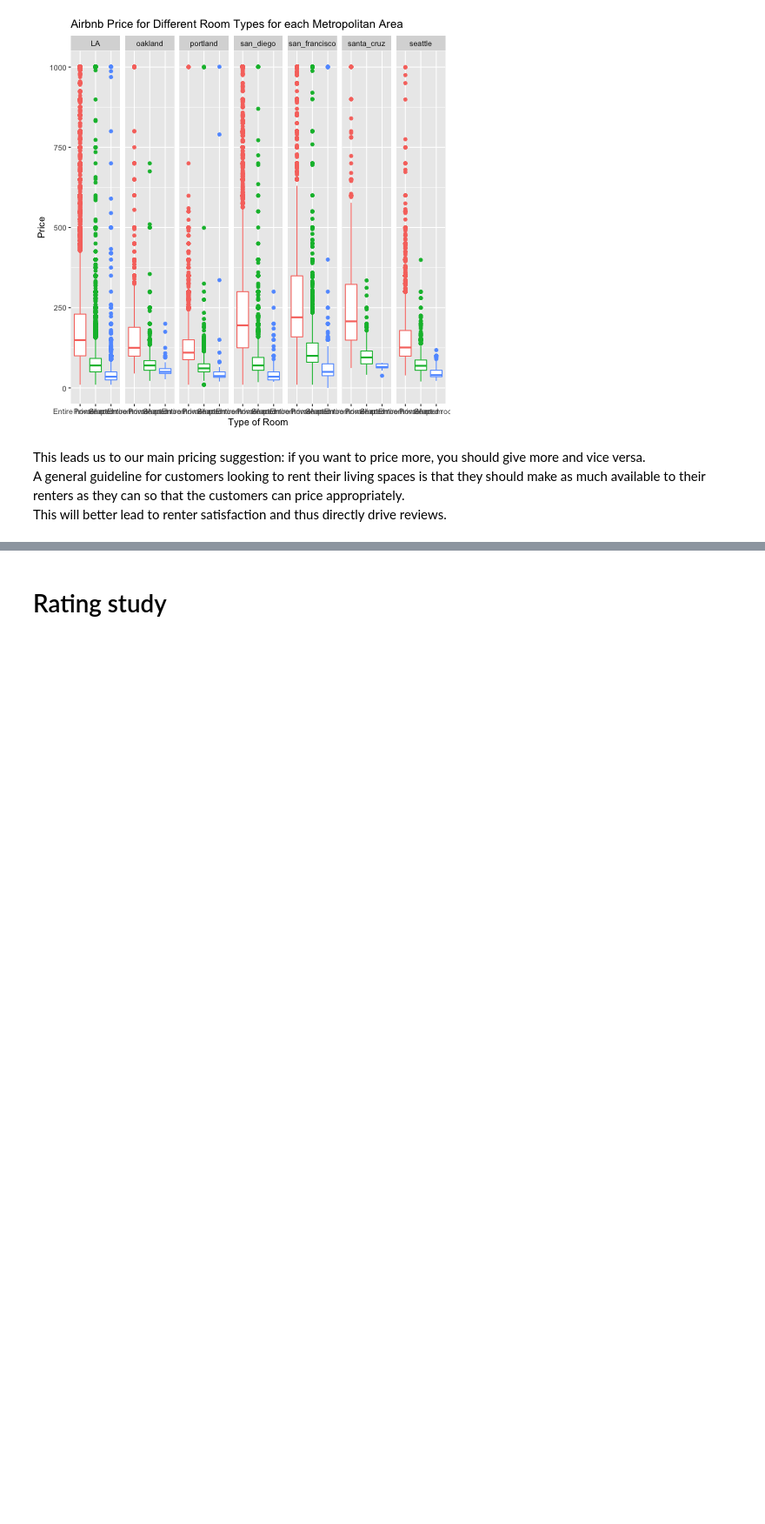
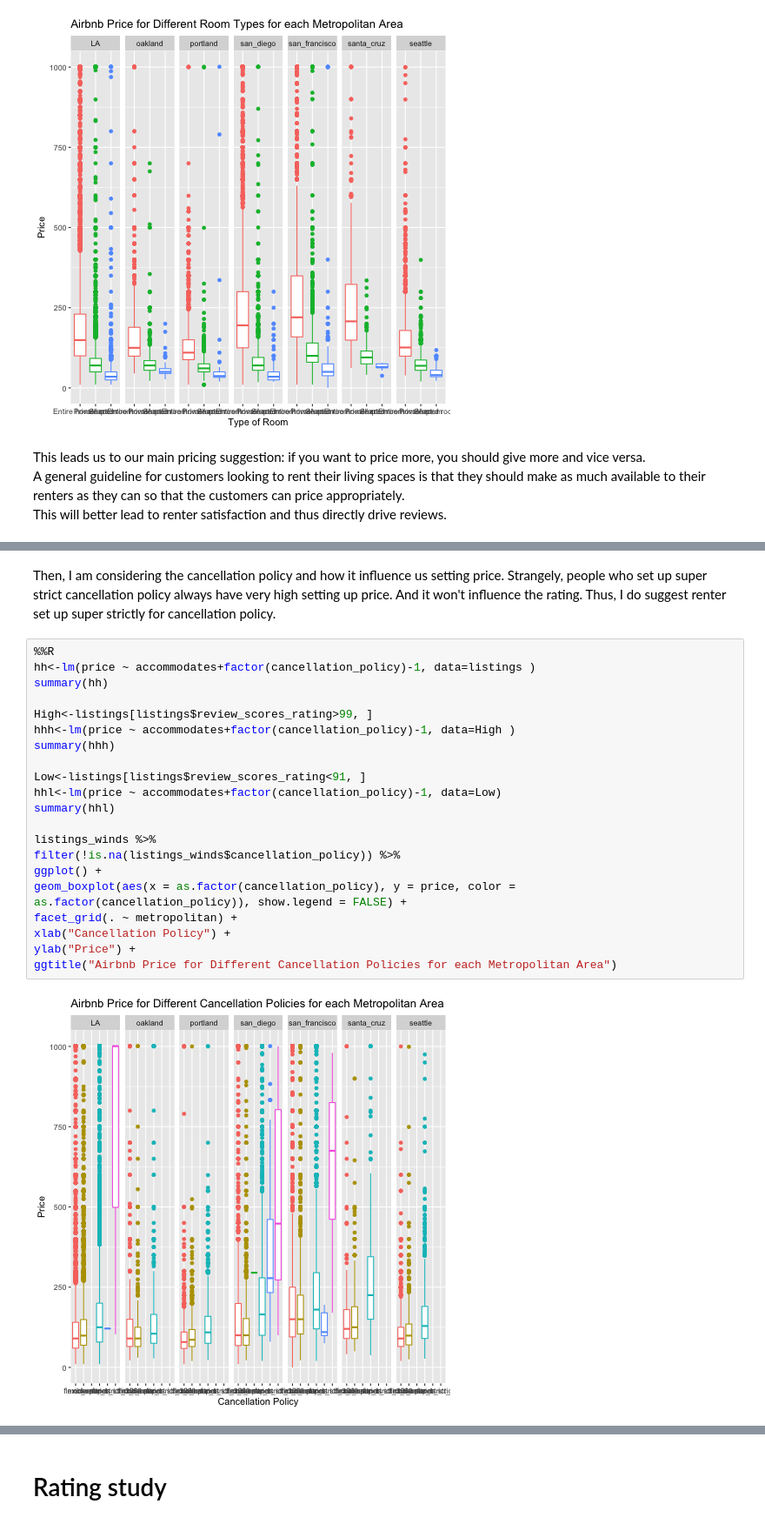
Before and after one commit to PaulKim1995/correlation-one, a Jupyter notebook: final_report.ipynb, the cells around one changed output, grey strips where cells are left out. Shown at 87% size. Drawn from its saved outputs; the diff is of its cells as text; blank space fills up the shorter version.

```diff
--- a/final_report.ipynb
+++ b/final_report.ipynb
@@ -223,0 +368,25 @@ This will better lead to renter satisfaction and thus directly drive reviews.
+# %% [markdown]
+Then, I am considering the cancellation policy and how it influence us setting price. Strangely, people who set up super strict cancellation policy always have very high setting up price. And it won't influence the rating. Thus, I do suggest renter set up super strictly for cancellation policy.
+# %%
+%%R
+hh<-lm(price ~ accommodates+factor(cancellation_policy)-1, data=listings )
+summary(hh)
+
+High<-listings[listings$review_scores_rating>99, ]
+hhh<-lm(price ~ accommodates+factor(cancellation_policy)-1, data=High )
+summary(hhh)
+
+Low<-listings[listings$review_scores_rating<91, ]
+hhl<-lm(price ~ accommodates+factor(cancellation_policy)-1, data=Low)
+summary(hhl)
+
+listings_winds %>%
+filter(!is.na(listings_winds$cancellation_policy)) %>%
+ggplot() +
+geom_boxplot(aes(x = as.factor(cancellation_policy), y = price, color = as.factor(cancellation_policy)), show.legend = FALSE) +
+facet_grid(. ~ metropolitan) +
+xlab("Cancellation Policy") +
+ylab("Price") +
+ggtitle("Airbnb Price for Different Cancellation Policies for each Metropolitan Area")
+# %% [output]
+[figure, added]
```
Also changed, not shown: parts of 41 cells of this notebook.
